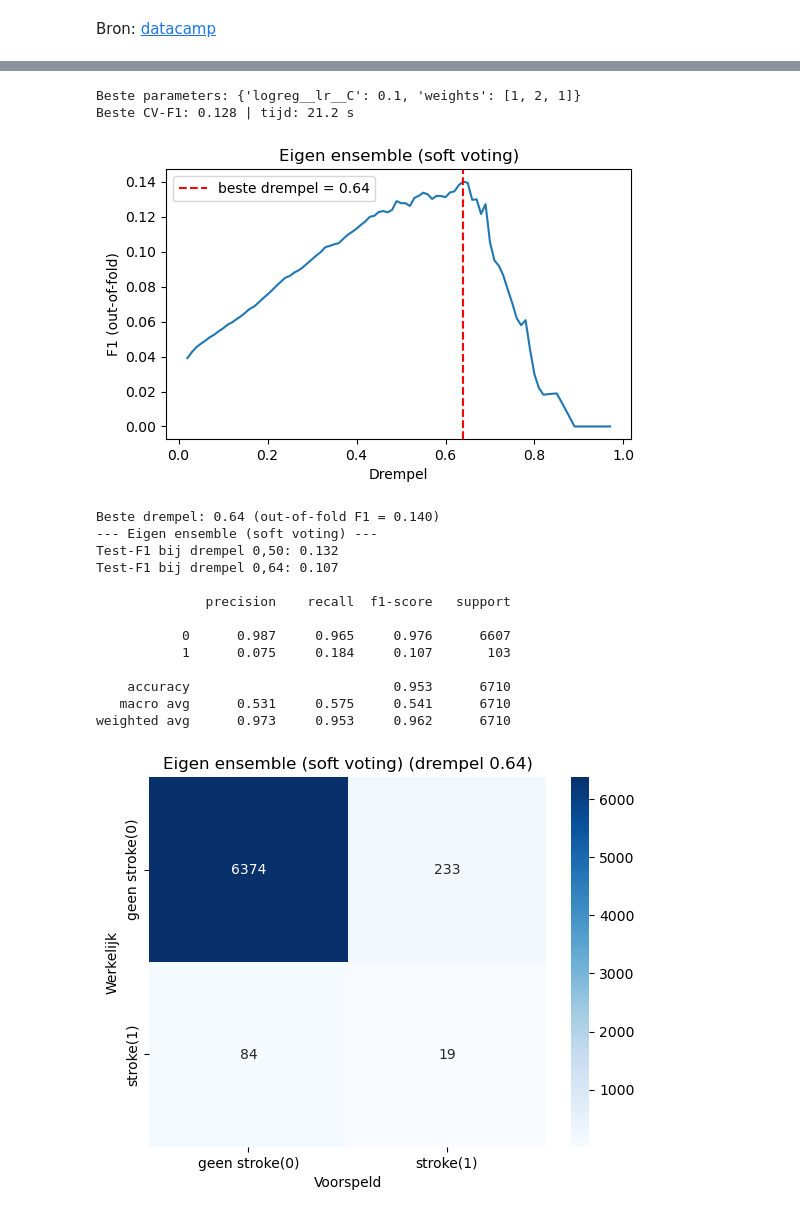
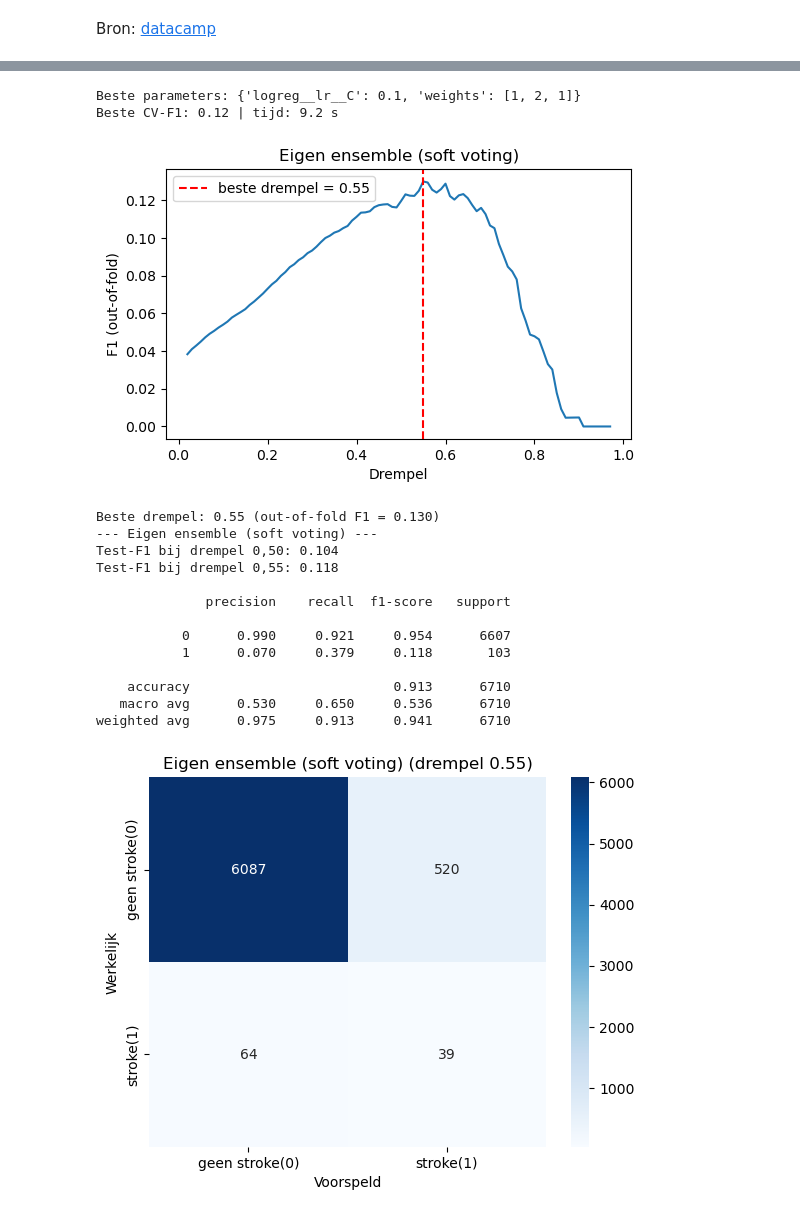
Before and after one commit to AlishaSR2k5/Machine-Learning-Portfolio-1, a Jupyter notebook: portfolio_opdracht_stroke.ipynb, the cells around one changed output, grey strips where cells are left out. Drawn from its saved outputs; the diff is of its cells as text; code cells hidden in the pictures.

```diff
--- a/portfolio_opdracht_stroke.ipynb
+++ b/portfolio_opdracht_stroke.ipynb
@@ -1190,7 +1205,7 @@ param_grid_rf = {
 
 start = time.time()
 grid_rf = GridSearchCV(rf, param_grid_rf, scoring="f1", cv=cv, n_jobs=-1)
-grid_rf.fit(X_train, y_train)
+grid_rf.fit(X_train_ruw, y_train)
 tijd_grid_rf = time.time() - start
 
 print("Beste parameters voor random forest:", grid_rf.best_params_)
@@ -1256,9 +1289,11 @@ param_grid_gb = {
     "subsample": [0.5, 0.6, 0.7],
 }
 
+start = time.time()
 grid_gb = GridSearchCV(gb, param_grid_gb, scoring="f1", cv=cv, n_jobs=-1)
-grid_gb.fit(X_train, y_train)
+grid_gb.fit(X_train_ruw, y_train)
+tijd_grid_gb = time.time() - start
 
 print("Beste parameters voor gradient boosting:", grid_gb.best_params_)
-print("Beste CV-F1:", round(grid_gb.best_score_, 3))
+print("Beste CV-F1:", round(grid_gb.best_score_, 3), "| tijd:", round(tijd_grid_gb, 1), "s")
 # %% [output]
@@ -1318,9 +1354,11 @@ param_grid_xgb = {
     "subsample": [0.8, 1.0],
 }
 
+start = time.time()
 grid_xgb = GridSearchCV(xgb, param_grid_xgb, scoring="f1", cv=cv, n_jobs=-1)
-grid_xgb.fit(X_train, y_train)
+grid_xgb.fit(X_train_ruw, y_train)
+tijd_grid_xgb = time.time() - start
 
 print("Beste parameters voor XGBoost:", grid_xgb.best_params_)
-print("Beste CV-F1 voor XGBoost:", round(grid_xgb.best_score_, 3))
+print("Beste CV-F1 voor XGBoost:", round(grid_xgb.best_score_, 3), "| tijd:", round(tijd_grid_xgb, 1), "s")
 # %% [output]
@@ -1396,36 +1450,37 @@ param_grid_vc = {
 
 start = time.time()
 grid_vc = GridSearchCV(vc_soft, param_grid_vc, scoring="f1", cv=cv, n_jobs=-1)
-grid_vc.fit(X_train, y_train)
+grid_vc.fit(X_train_ruw, y_train)
 tijd_grid_vc = time.time() - start
 
 print("Beste parameters:", grid_vc.best_params_)
 print("Beste CV-F1:", round(grid_vc.best_score_, 3), "| tijd:", round(tijd_grid_vc, 1), "s")
 # %% [output]
 Beste parameters: {'logreg__lr__C': 0.1, 'weights': [1, 2, 1]}
-Beste CV-F1: 0.128 | tijd: 21.2 s
+Beste CV-F1: 0.12 | tijd: 9.2 s
 # %%
-kansen_vc = oof_kansen(grid_vc.best_estimator_, X_train, y_train)
+kansen_vc = oof_kansen(grid_vc.best_estimator_, X_train_ruw, y_train)
 drempel_vc, f1_oof_vc = kies_drempel(y_train, kansen_vc, "Eigen ensemble (soft voting)")
 print(f"Beste drempel: {drempel_vc:.2f} (out-of-fold F1 = {f1_oof_vc:.3f})")
 
-evalueer("Eigen ensemble (soft voting)", grid_vc.best_estimator_, grid_vc.best_score_, grid_vc.best_params_, drempel_vc, tijd_grid_vc)
+evalueer("Eigen ensemble (soft voting)", grid_vc.best_estimator_, grid_vc.best_score_, grid_vc.best_params_, drempel_vc, tijd_grid_vc,
+         X_eval=X_test_ruw)
 # %% [output]
-[figure, old version]
+[figure, new version]
-Beste drempel: 0.64 (out-of-fold F1 = 0.140)
+Beste drempel: 0.55 (out-of-fold F1 = 0.130)
 --- Eigen ensemble (soft voting) ---
-Test-F1 bij drempel 0,50: 0.132
-Test-F1 bij drempel 0,64: 0.107
+Test-F1 bij drempel 0,50: 0.104
+Test-F1 bij drempel 0,55: 0.118
 
               precision    recall  f1-score   support
 
-           0      0.987     0.965     0.976      6607
-           1      0.075     0.184     0.107       103
+           0      0.990     0.921     0.954      6607
+           1      0.070     0.379     0.118       103
 
-    accuracy                          0.953      6710
-   macro avg      0.531     0.575     0.541      6710
-weighted avg      0.973     0.953     0.962      6710
+    accuracy                          0.913      6710
+   macro avg      0.530     0.650     0.536      6710
+weighted avg      0.975     0.913     0.941      6710
-[figure, old version]
+[figure, new version]
 # %%
 overzicht = pd.DataFrame(resultaten)
 #overzicht["Kaggle-F1"] = np.nan    # hier na het uploaden de Kaggle-score invullen
```
Also changed, not shown: parts of 14 cells of this notebook.
